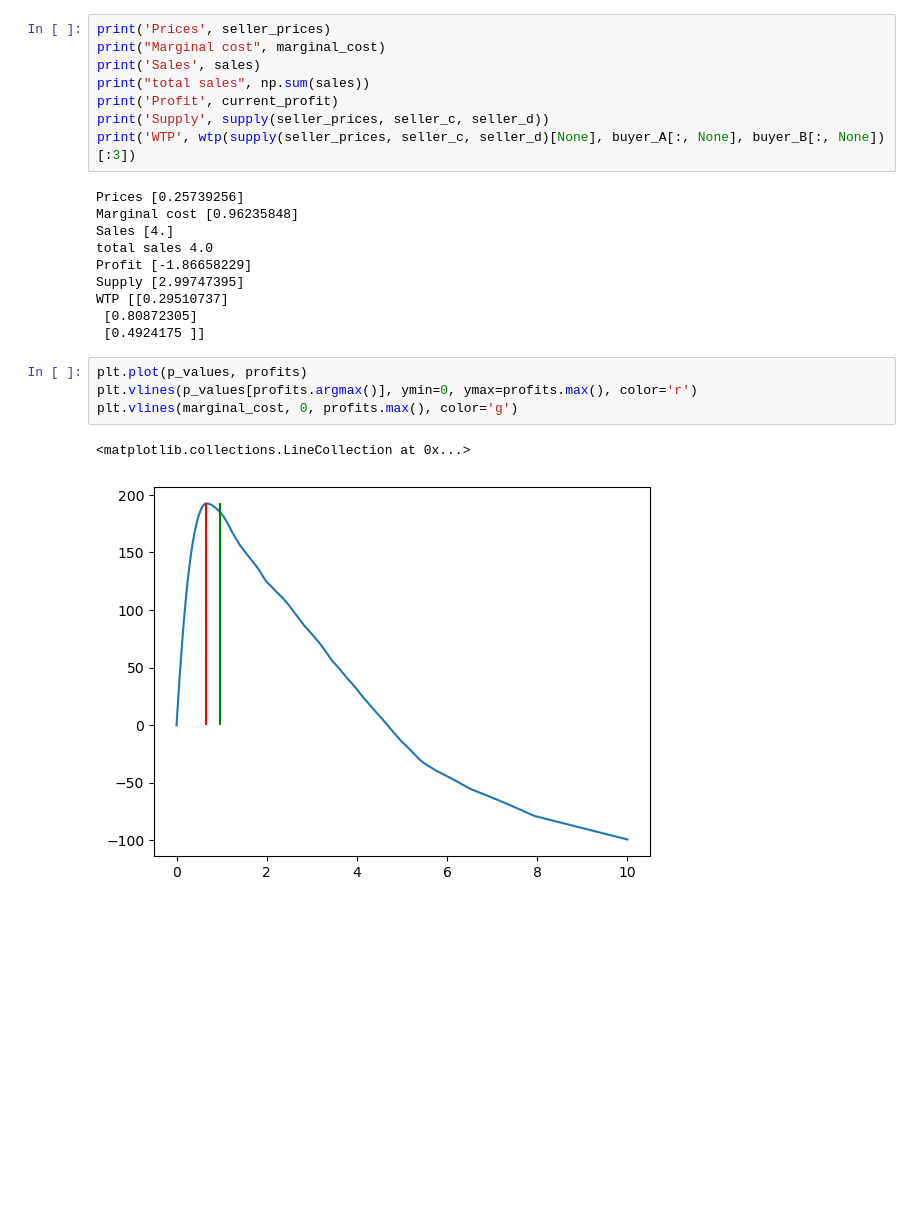
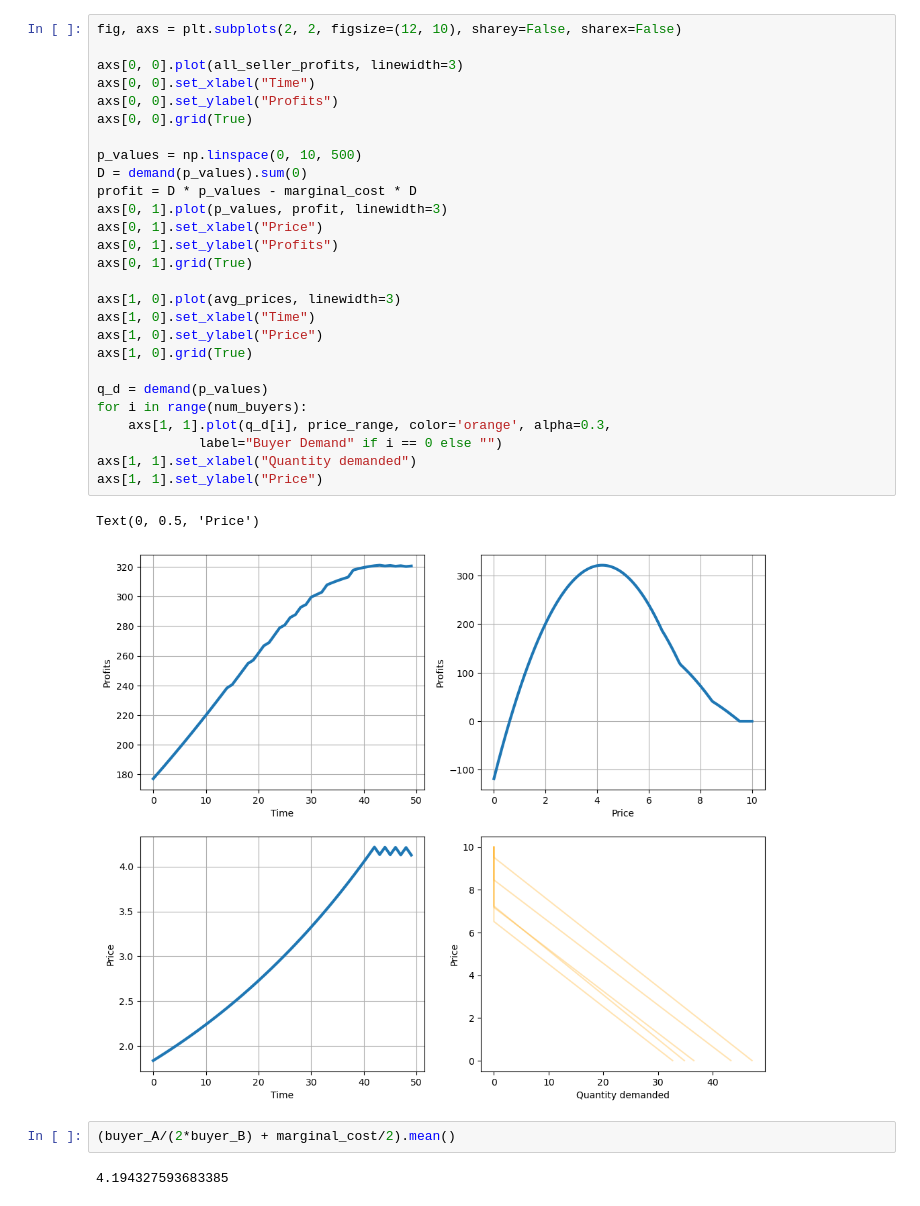
Before and after one commit to aceofgreens/misc, a Jupyter notebook: market.ipynb, the cells around one changed output. Saved outputs shown, nothing was run; the diff lists cells and outputs as text; blank space fills up the shorter version.

```diff
--- a/market.ipynb
+++ b/market.ipynb
@@ -247,25 +122,34 @@ Max profits at price 0.6613226452905812
-# %%
-print('Prices', seller_prices)
-print("Marginal cost", marginal_cost)
-print('Sales', sales)
-print("total sales", np.sum(sales))
-print('Profit', current_profit)
-print('Supply', supply(seller_prices, seller_c, seller_d))
-print('WTP', wtp(supply(seller_prices, seller_c, seller_d)[None], buyer_A[:, None], buyer_B[:, None])[:3])
-# %% [output]
-Prices [0.25739256]
-Marginal cost [0.96235848]
-Sales [4.]
-total sales 4.0
-Profit [-1.86658229]
-Supply [2.99747395]
-WTP [[0.29510737]
- [0.80872305]
- [0.4924175 ]]
-# %%
-plt.plot(p_values, profits)
-plt.vlines(p_values[profits.argmax()], ymin=0, ymax=profits.max(), color='r')
-plt.vlines(marginal_cost, 0, profits.max(), color='g')
-# %% [output]
-<matplotlib.collections.LineCollection at 0x...>
-[figure, removed]
+# %%
+fig, axs = plt.subplots(2, 2, figsize=(12, 10), sharey=False, sharex=False)
+
+axs[0, 0].plot(all_seller_profits, linewidth=3)
+axs[0, 0].set_xlabel("Time")
+axs[0, 0].set_ylabel("Profits")
+axs[0, 0].grid(True)
+
+p_values = np.linspace(0, 10, 500)
+D = demand(p_values).sum(0)
+profit = D * p_values - marginal_cost * D
+axs[0, 1].plot(p_values, profit, linewidth=3)
+axs[0, 1].set_xlabel("Price")
+axs[0, 1].set_ylabel("Profits")
+axs[0, 1].grid(True)
+
+axs[1, 0].plot(avg_prices, linewidth=3)
+axs[1, 0].set_xlabel("Time")
+axs[1, 0].set_ylabel("Price")
+axs[1, 0].grid(True)
+
+q_d = demand(p_values)
+for i in range(num_buyers):
+    axs[1, 1].plot(q_d[i], price_range, color='orange', alpha=0.3,
+             label="Buyer Demand" if i == 0 else "")
+axs[1, 1].set_xlabel("Quantity demanded")
+axs[1, 1].set_ylabel("Price")
+# %% [output]
+Text(0, 0.5, 'Price')
+[figure, added]
+# %%
+(buyer_A/(2*buyer_B) + marginal_cost/2).mean()
+# %% [output]
+4.194327593683385
```
Also changed, not shown: parts of 1 cell of this notebook.
